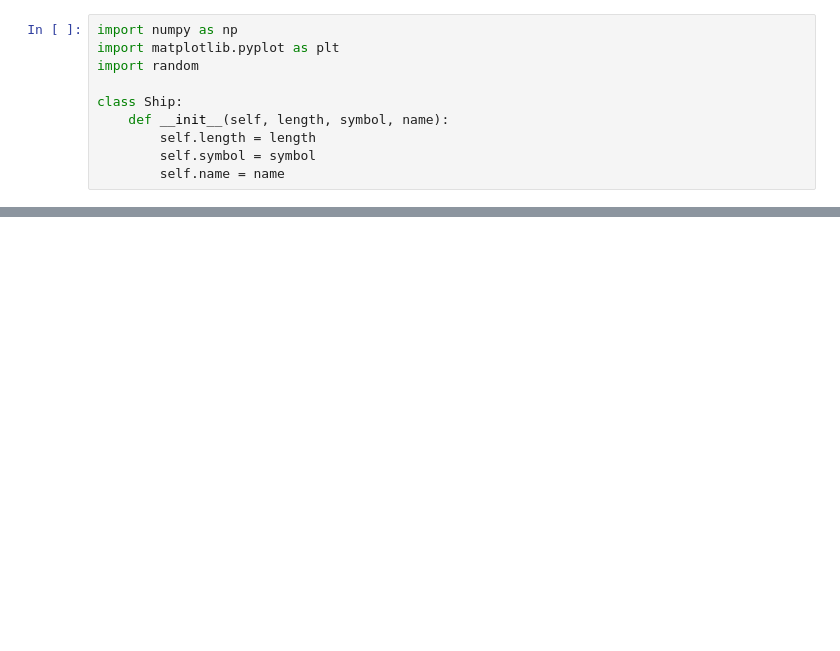
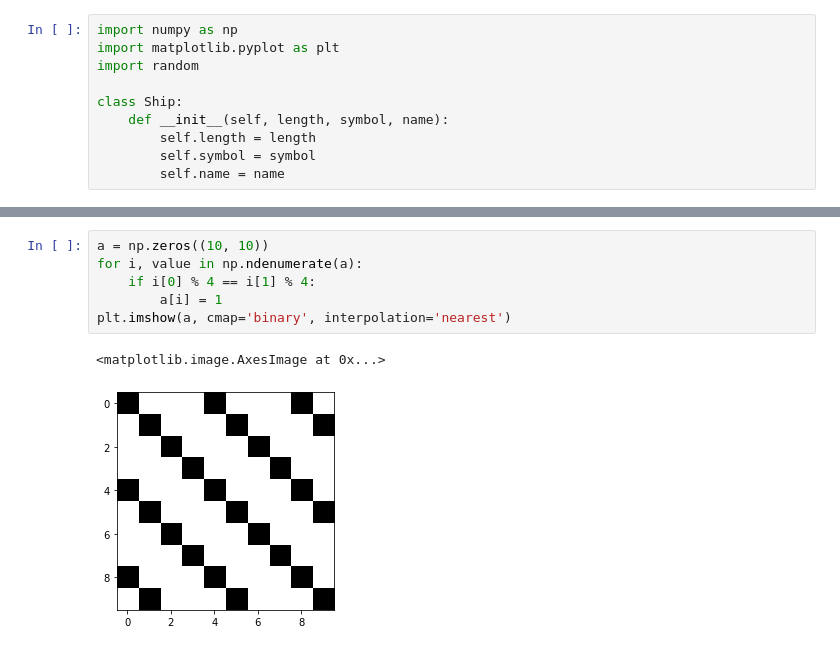
Before and after one commit to anderson-truong/CS32-Project3, a Jupyter notebook: Python/Battleship_Probability_Density.ipynb, the cells around one changed output, grey strips where cells are left out. Cells and saved outputs as stored; diff of their text form; blank space fills up the shorter version.

```diff
--- a/Python/Battleship_Probability_Density.ipynb
+++ b/Python/Battleship_Probability_Density.ipynb
@@ -200,2 +240,11 @@ plt.savefig('shiplocation.png')
+# %%
+a = np.zeros((10, 10))
+for i, value in np.ndenumerate(a):
+    if i[0] % 4 == i[1] % 4:
+        a[i] = 1
+plt.imshow(a, cmap='binary', interpolation='nearest')
+# %% [output]
+<matplotlib.image.AxesImage at 0x...>
+[figure, added]
 # %%
 board = '''
```
Also changed, not shown: parts of 3 cells of this notebook, 4 other files.
